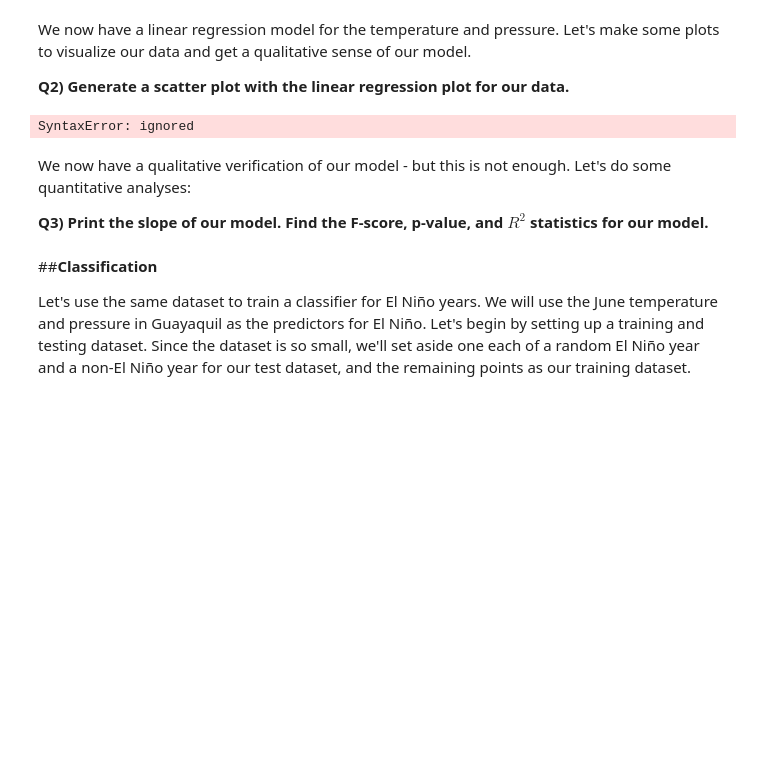
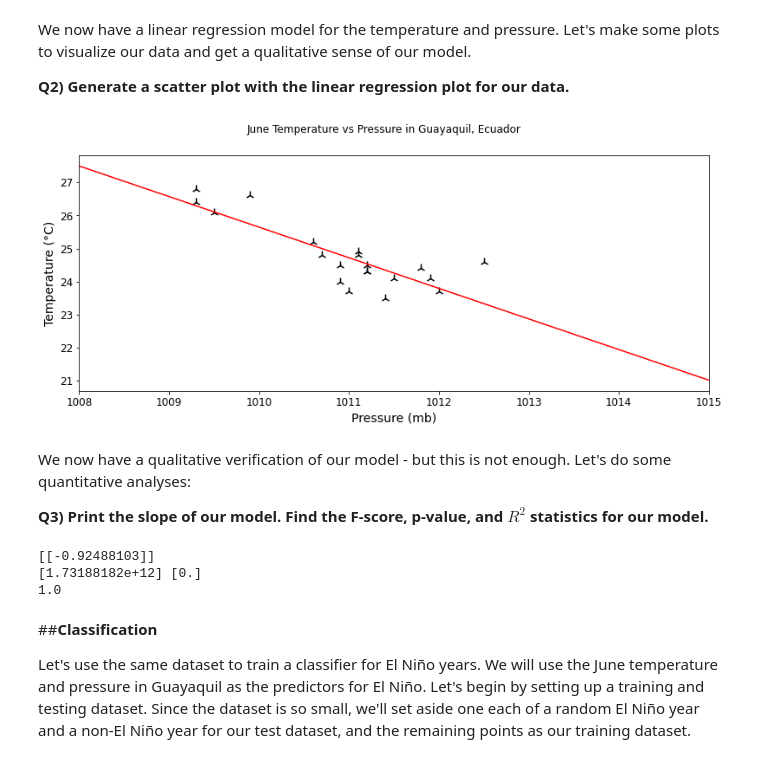
Before and after one commit to yasminghd/2022_ML_Earth_Env_Sci, a Jupyter notebook: Lab_Notebooks/S2_3_Statistical_Forecasting.ipynb, the cells around one changed output. Cells and saved outputs as stored; diff of their text form; code cells hidden in the pictures; blank space fills up the shorter version.

```diff
--- a/Lab_Notebooks/S2_3_Statistical_Forecasting.ipynb
+++ b/Lab_Notebooks/S2_3_Statistical_Forecasting.ipynb
@@ -128,35 +128,35 @@ We now have a linear regression model for the temperature and pressure. Let's ma
 # %%
 #Complete the code below
 
 #Instantiate a figure having size 13,6
 fig, ax = plt.subplots(figsize = (13, 5))
 
 # Set figure title and axis labels
 fig.suptitle('June Temperature vs Pressure in Guayaquil, Ecuador')
 ax.set_xlabel("Pressure (mb)")
 ax.set_ylabel("Temperature (°C)")
 
 # The colors and styles suggested below are not compulsory, but please avoid
 # using the default settings.
 
 # Make a scatter plot for the pressure (x) and temperature (y). Use color=black,
 # marker size = 100, and set the marker style to '2'.
 ax.scatter(pressure, temperature, c = 'k', s = 100,
            marker = '2')
 
 # Make a 100 point numpy array between 1008 and 1014 and store it in reg_x.
 # Reshape it to (-1,1). Hint: numpy has a linear space generator
-reg_x =
+reg_x = np.linspace(1008, 1015, 100).reshape(-1,1)
 
 # Let's produce a set of predictions from our linear space array.
 reg_y = lin_reg.predict(reg_x)
 
 # Let's plot the regression line using reg_x and reg_y. Set the color to red and
 # the linewidth to 1.5
-ax.plot()
+ax.plot(reg_x, reg_y, c = 'r', linewidth = 1.5)
 ax.autoscale(axis='x', tight=True)
 # %% [output]
-SyntaxError: ignored
+[figure, added]
 # %% [markdown]
 We now have a qualitative verification of our model - but this is not enough. Let's do some quantitative analyses:
 
@@ -166,14 +166,21 @@ We now have a qualitative verification of our model - but this is not enough. Le
 
 # Fetch the slope directly from the linear model. Hint: check the attributes
 # section of the linear regression model documentation on scikit.
-slope =
-
+slope = lin_reg.coef_
+print(slope)
+import sklearn.feature_selection
 # Calculate the F-score and p-value for our dataset.
 # Hint: check the f_regression option in sklearn.feature_selection
-fscore, pvalue =
+fscore, pvalue = sklearn.feature_selection.f_regression(reg_x, reg_y, center=True)
+print(fscore, pvalue)
 
 # Fetch the R2 value from the lin_reg model. Hint: check built-in score methods
-R_squared =
+R_squared = lin_reg.score(reg_x, reg_y, sample_weight=None)
+print(R_squared)
+# %% [output]
+[[-0.92488103]]
+[1.73188182e+12] [0.]
+1.0
 # %% [markdown]
 ##**Classification**
 
```
Also changed, not shown: parts of 3 cells of this notebook.
